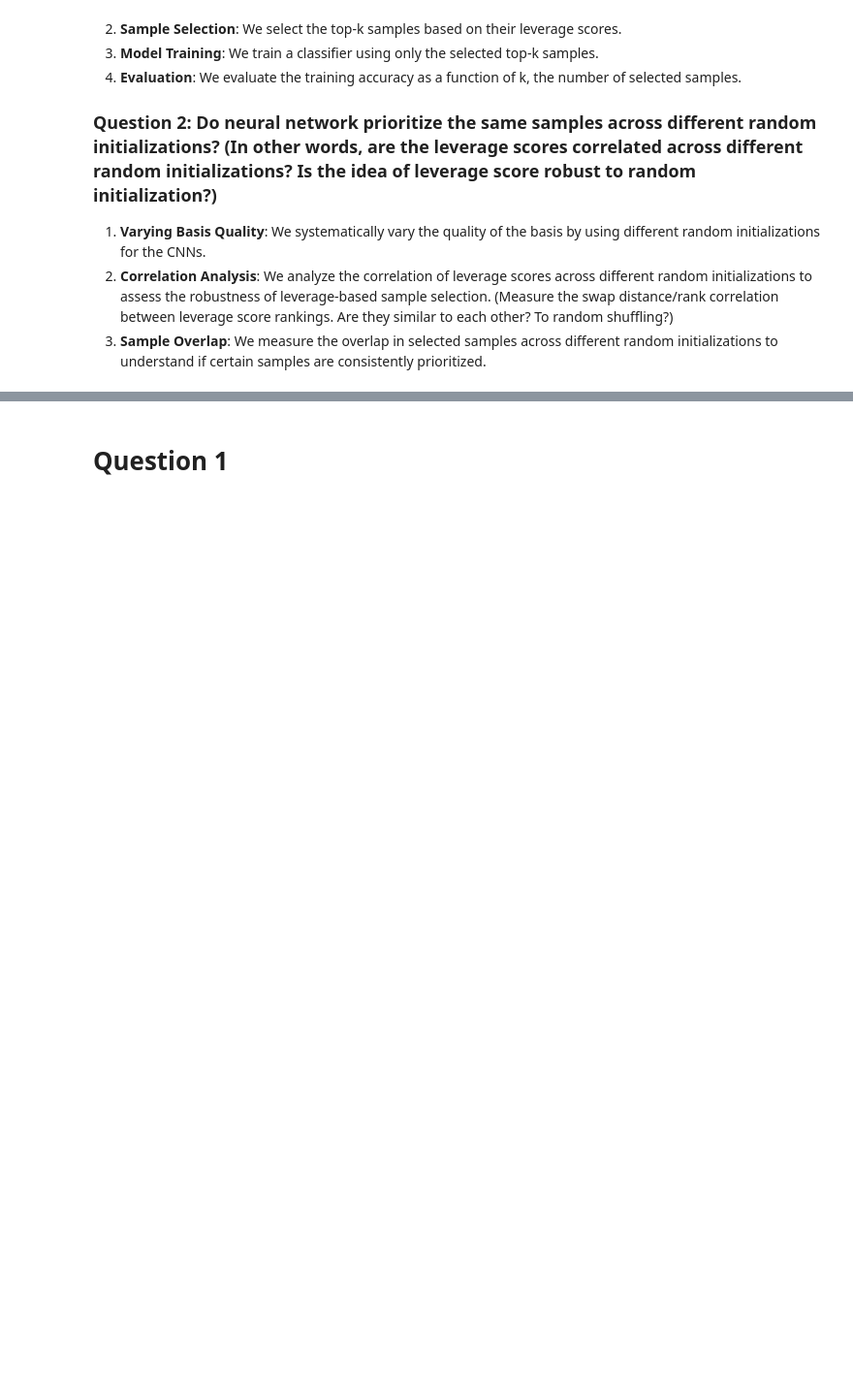
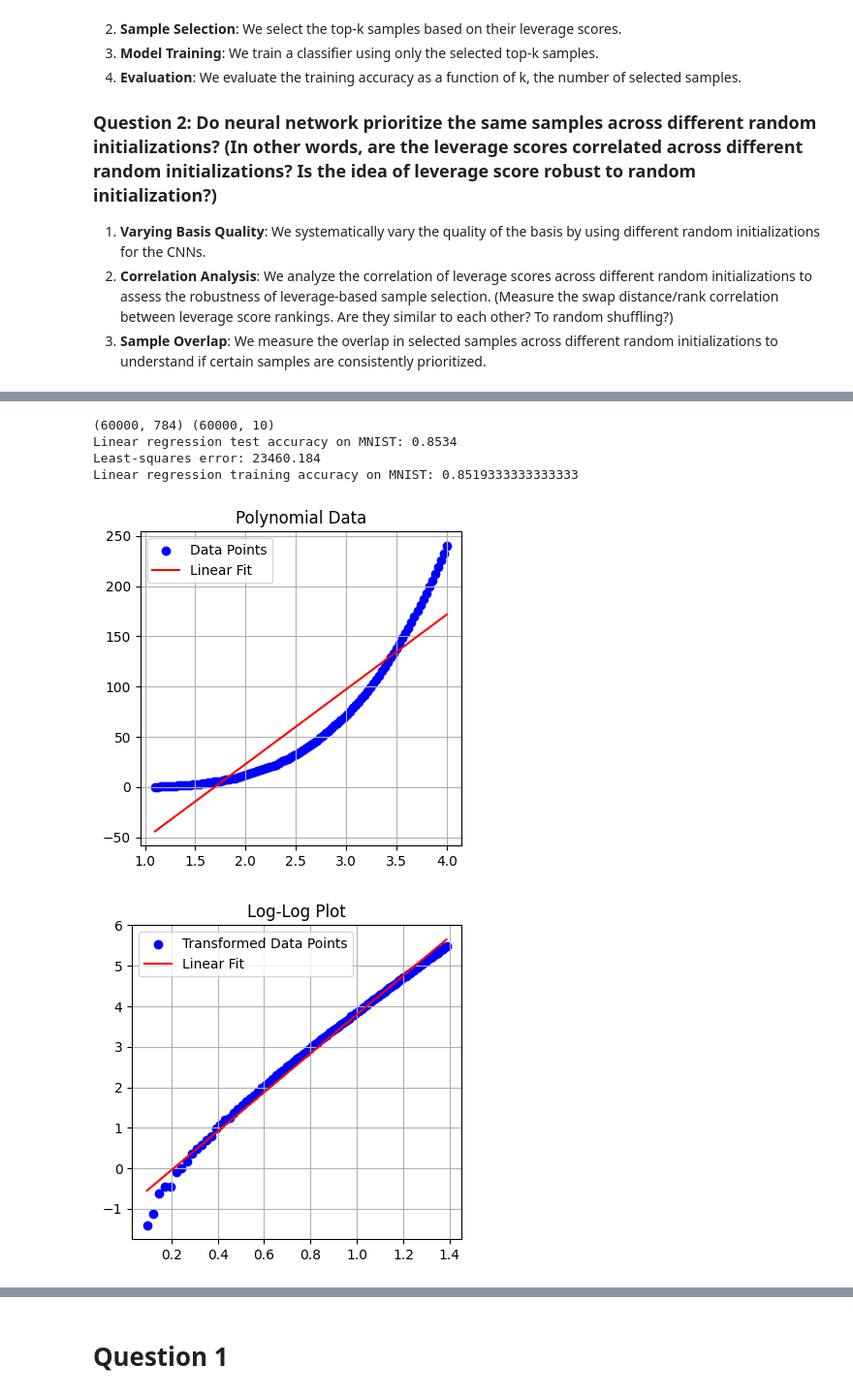
Before and after one commit to GrandMoff100/LeverageScoreExperiments, a Jupyter notebook: leverage-score-utility.ipynb, the cells around one changed output, grey strips where cells are left out. Shown at 97% size. Saved outputs shown, nothing was run; the diff lists cells and outputs as text; code cells hidden in the pictures; blank space fills up the shorter version.

```diff
--- a/leverage-score-utility.ipynb
+++ b/leverage-score-utility.ipynb
@@ -132,3 +109,59 @@ loading C1 from networks/mnist-cnn-C1-4b8f6cc4d9eb7a1c86025ba9042dd4a38ee373c03b
+# %%
+import torch.linalg
+
+RAW_TRAIN = mnist_X.reshape(-1, 28 * 28).numpy()
+RAW_TEST = test_mnist_X.reshape(-1, 28 * 28).numpy()
+
+# Linear Regression on MNIST
+ONEHOT_LABELS = torch.nn.functional.one_hot(mnist_y, num_classes=10).float().numpy()
+
+print(RAW_TRAIN.shape, ONEHOT_LABELS.shape)
+coefficients = np.linalg.lstsq(RAW_TRAIN, ONEHOT_LABELS, rcond=None)[0]
+
+preds = RAW_TEST @ coefficients
+accuracy = (preds.argmax(axis=1) == test_mnist_y.numpy()).mean()
+print("Linear regression test accuracy on MNIST:", accuracy.item())
+
+res = RAW_TRAIN @ coefficients - ONEHOT_LABELS
+print("Least-squares error:", np.linalg.norm(res, ord="fro") ** 2)
+
+preds = RAW_TRAIN @ coefficients
+accuracy = (preds.argmax(axis=1) == mnist_y.numpy()).mean()
+print("Linear regression training accuracy on MNIST:", accuracy.item())
+# %% [output]
+(60000, 784) (60000, 10)
+Linear regression test accuracy on MNIST: 0.8534
+Least-squares error: 23460.184
+Linear regression training accuracy on MNIST: 0.8519333333333333
+# %%
+from matplotlib import pyplot as plt
+
+plt.figure(figsize=(4, 4))
+x_axis = np.linspace(1.1, 4, 100)
+y = x_axis**4 - x_axis**2 + np.random.normal(0, 0.05, size=x_axis.shape)
+plt.scatter(x_axis, y, color="blue", label="Data Points")
+m,b = np.polyfit(x_axis, y, 1)
+plt.plot(x_axis, m * x_axis + b, color="red", label="Linear Fit")
+plt.title("Polynomial Data")
+plt.legend()
+plt.tight_layout()
+plt.grid()
+plt.show()
+
+plt.figure(figsize=(4, 4))
+ln_x_axis = np.log(x_axis)
+ln_y = np.log(y)
+m, b = np.polyfit(ln_x_axis, ln_y, 1)
+plt.scatter(ln_x_axis, ln_y, color="blue", label="Transformed Data Points")
+plt.plot(ln_x_axis, m * ln_x_axis + b, color="red", label="Linear Fit")
+plt.title("Log-Log Plot")
+plt.legend()
+plt.tight_layout()
+plt.grid()
+plt.show()
+# %% [output]
+[figure, added]
+[figure, added]
 # %%
 def calculate_leverage_scores(X: torch.Tensor) -> torch.Tensor:
     """Calculate the leverage scores for the given data matrix X.
```
Also changed, not shown: parts of 5 cells of this notebook, 3 other files.
